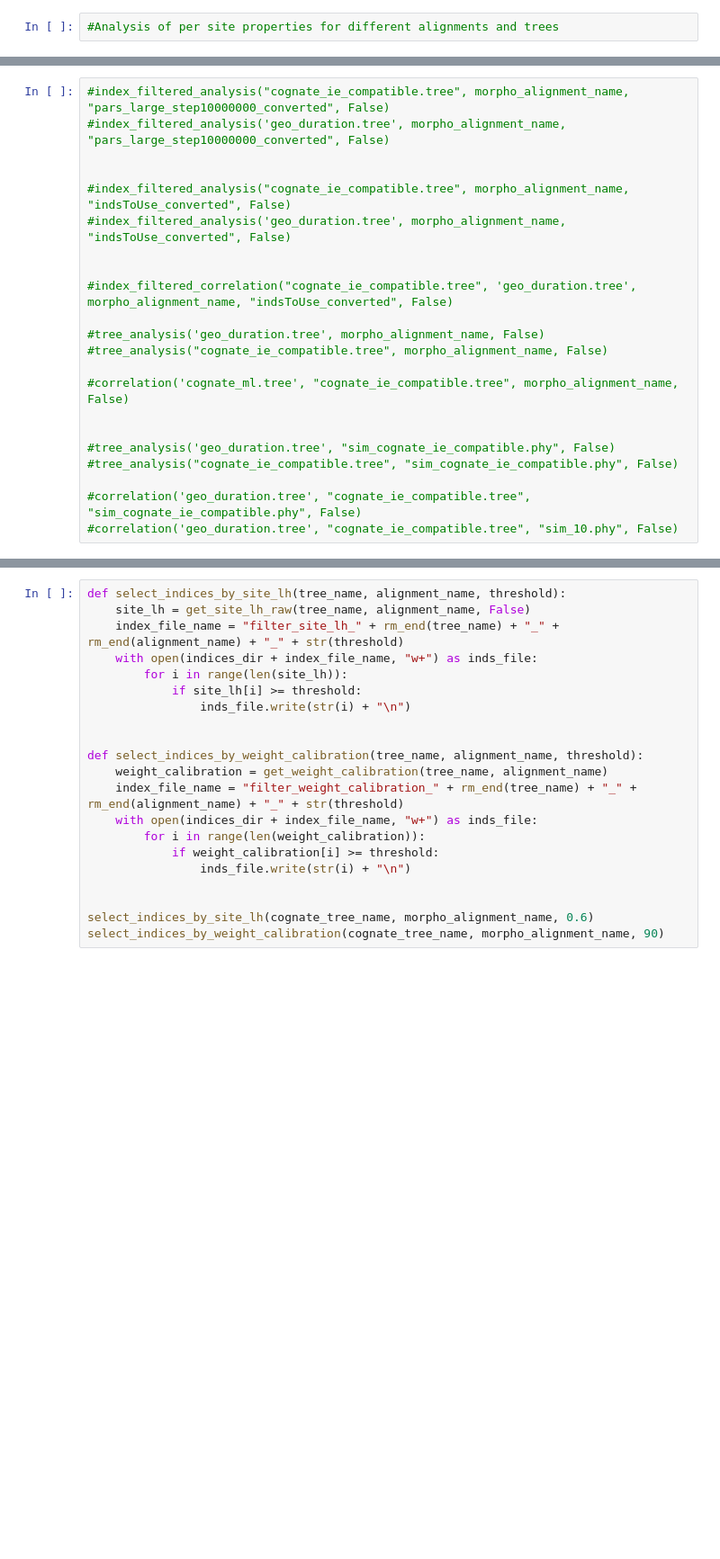
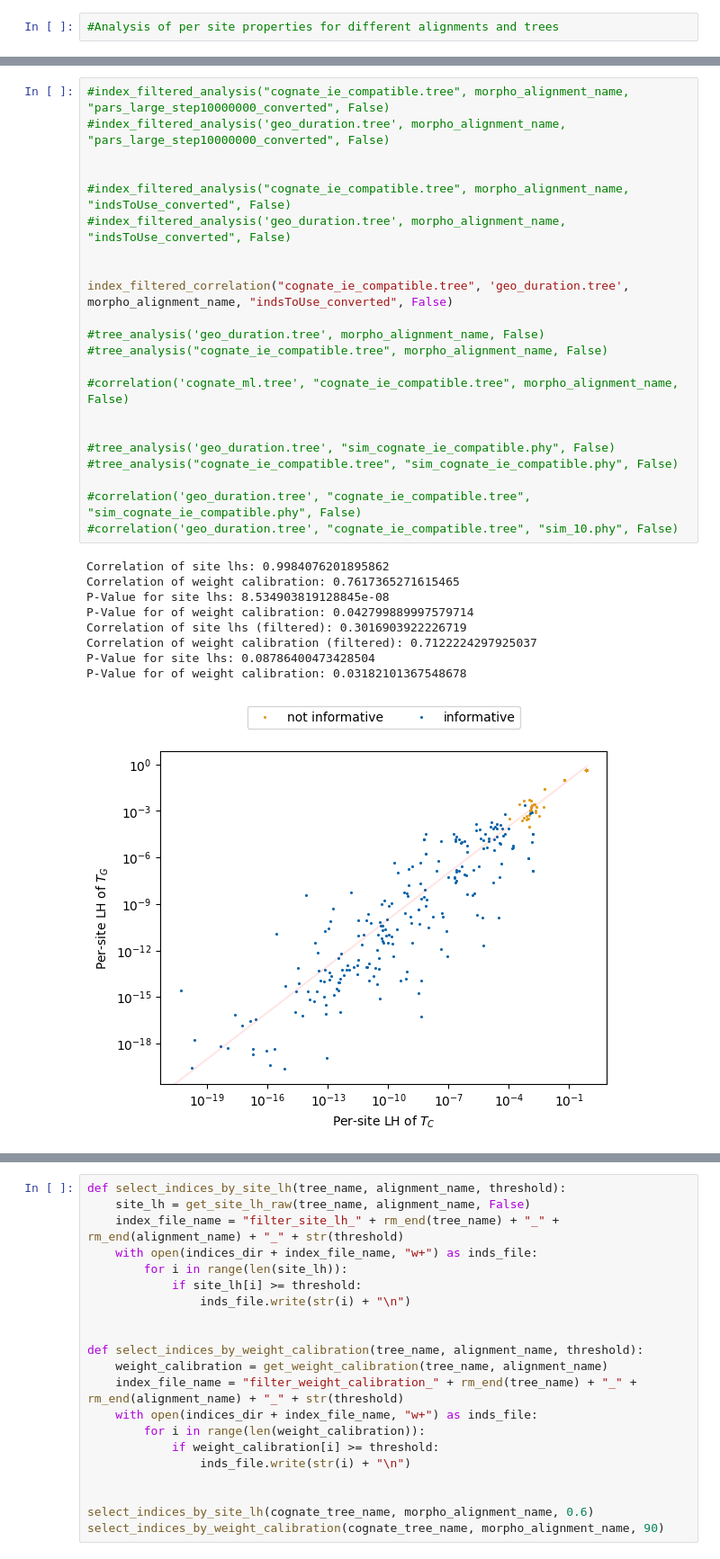
Before and after one commit to luisevonderwiese/mt_scripts, a Jupyter notebook: case_study_elena/PerSiteProperties.ipynb, the cells around one changed output, grey strips where cells are left out. Shown at 90% size. Saved outputs shown, nothing was run; the diff lists cells and outputs as text; blank space fills up the shorter version.

```diff
--- a/case_study_elena/PerSiteProperties.ipynb
+++ b/case_study_elena/PerSiteProperties.ipynb
@@ -752,22 +789,32 @@ Correlation of weight calibration (filtered): 0.46027557655557055
 # %%
 #index_filtered_analysis("cognate_ie_compatible.tree", morpho_alignment_name, "pars_large_step10000000_converted", False)
 #index_filtered_analysis('geo_duration.tree', morpho_alignment_name, "pars_large_step10000000_converted", False)
 
 
 #index_filtered_analysis("cognate_ie_compatible.tree", morpho_alignment_name, "indsToUse_converted", False)
 #index_filtered_analysis('geo_duration.tree', morpho_alignment_name, "indsToUse_converted", False)
 
 
-#index_filtered_correlation("cognate_ie_compatible.tree", 'geo_duration.tree', morpho_alignment_name, "indsToUse_converted", False)
+index_filtered_correlation("cognate_ie_compatible.tree", 'geo_duration.tree', morpho_alignment_name, "indsToUse_converted", False)
 
 #tree_analysis('geo_duration.tree', morpho_alignment_name, False)
 #tree_analysis("cognate_ie_compatible.tree", morpho_alignment_name, False)
 
 #correlation('cognate_ml.tree', "cognate_ie_compatible.tree", morpho_alignment_name, False)
 
 
 #tree_analysis('geo_duration.tree', "sim_cognate_ie_compatible.phy", False)
 #tree_analysis("cognate_ie_compatible.tree", "sim_cognate_ie_compatible.phy", False)
 
 #correlation('geo_duration.tree', "cognate_ie_compatible.tree", "sim_cognate_ie_compatible.phy", False)
 #correlation('geo_duration.tree', "cognate_ie_compatible.tree", "sim_10.phy", False)
+# %% [output]
+Correlation of site lhs: 0.9984076201895862
+Correlation of weight calibration: 0.7617365271615465
+P-Value for site lhs: 8.534903819128845e-08
+P-Value for of weight calibration: 0.042799889997579714
+Correlation of site lhs (filtered): 0.3016903922226719
+Correlation of weight calibration (filtered): 0.7122224297925037
+P-Value for site lhs: 0.08786400473428504
+P-Value for of weight calibration: 0.03182101367548678
+[figure, added]
```
Also changed, not shown: parts of 7 cells of this notebook, 9 other files.
